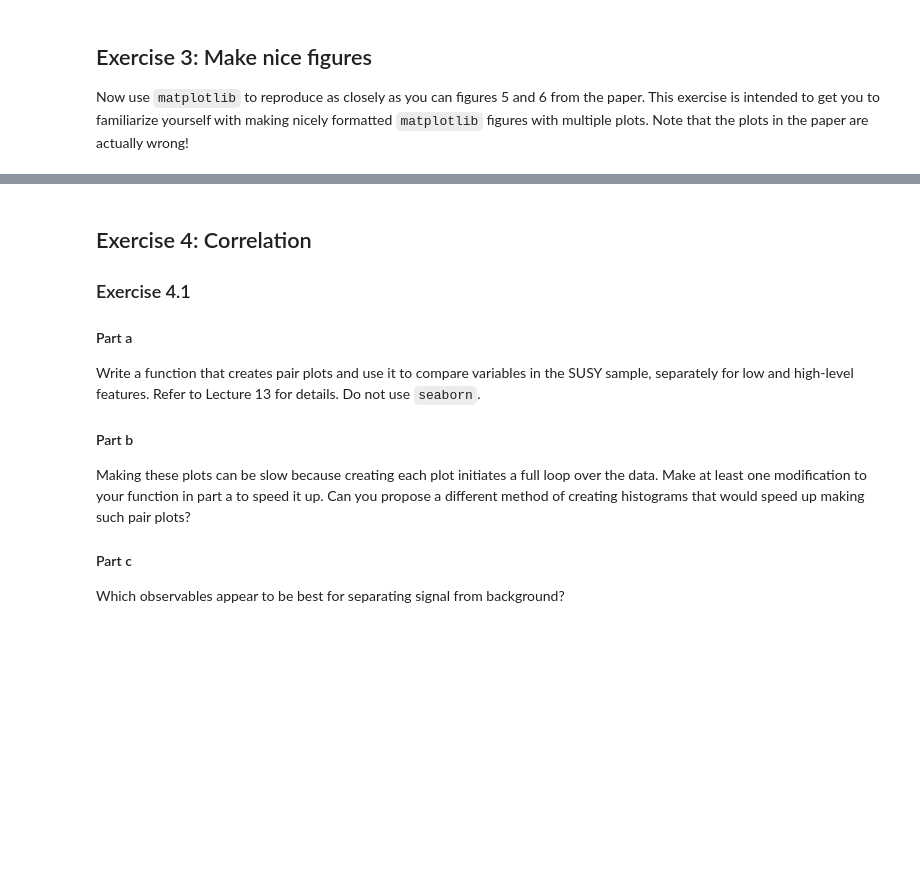
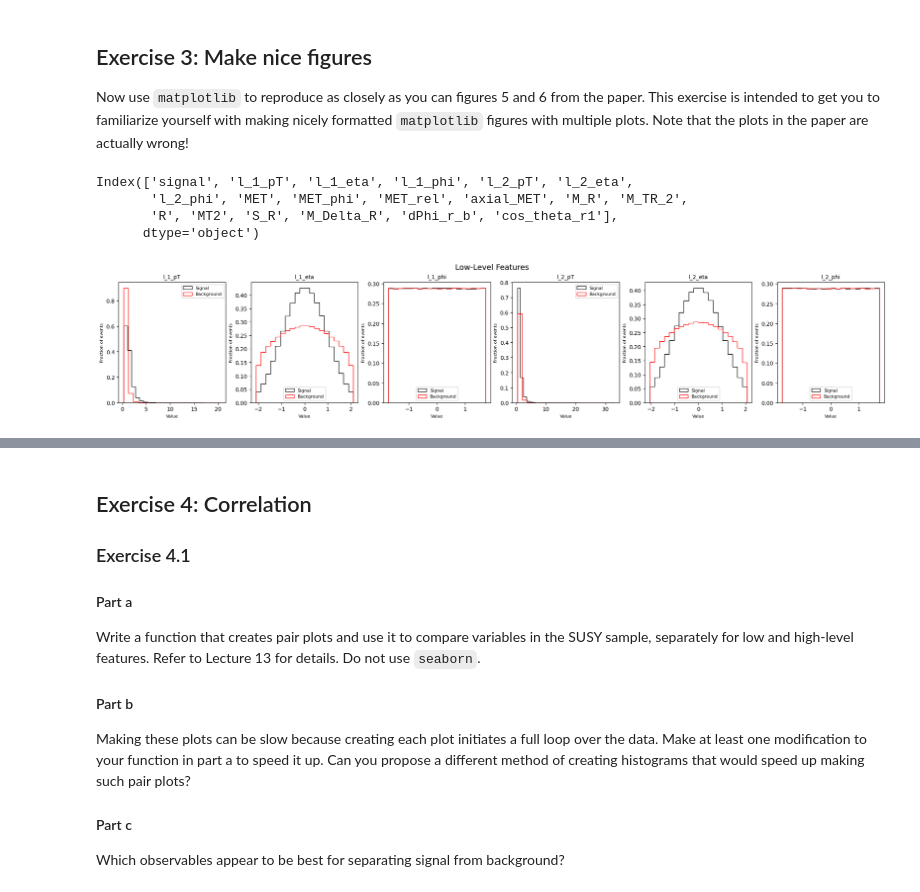
Before and after one commit to ShuaibJama1/DATA3402.Spring.2025, a Jupyter notebook: Labs/Lab.7.solution.ipynb, the cells around one changed output, grey strips where cells are left out. Cells and saved outputs as stored; diff of their text form; code cells hidden in the pictures; blank space fills up the shorter version.

```diff
--- a/Labs/Lab.7.solution.ipynb
+++ b/Labs/Lab.7.solution.ipynb
@@ -150,3 +151,31 @@ l_2_phi
 ## Exercise 3: Make nice figures
 
 Now use `matplotlib` to reproduce as closely as you can figures 5 and 6 from the paper. This exercise is intended to get you to familiarize yourself with making nicely formatted `matplotlib` figures with multiple plots. Note that the plots in the paper are actually wrong!
+# %%
+df.columns
+# %% [output]
+Index(['signal', 'l_1_pT', 'l_1_eta', 'l_1_phi', 'l_2_pT', 'l_2_eta',
+       'l_2_phi', 'MET', 'MET_phi', 'MET_rel', 'axial_MET', 'M_R', 'M_TR_2',
+       'R', 'MT2', 'S_R', 'M_Delta_R', 'dPhi_r_b', 'cos_theta_r1'],
+      dtype='object')
+# %%
+low_level_features = ['l_1_pT', 'l_1_eta', 'l_1_phi', 'l_2_pT', 'l_2_eta','l_2_phi']
+high_level_features = ['R', 'MET', 'MET_phi', 'MET_rel', 'axial_MET',
+                       'M_R', 'M_TR_2', 'MT2', 'S_R', 'M_Delta_R', 'dPhi_r_b',
+                       'cos_theta_r1']
+# %%
+fig5, axes5 = plt.subplots(1, len(low_level_features), figsize=(20, 4), constrained_layout=True)
+
+for i, feature in enumerate(low_level_features):
+    ax = axes5[i]
+    ax.hist(df_sig[feature], bins=20, histtype='step', color='black', label='Signal', density=True)
+    ax.hist(df_bkg[feature], histtype='step',bins=20, color='red', label='Background', density=True)
+    ax.set_title(feature, fontsize=10)
+    ax.set_xlabel("Value", fontsize=8)
+    ax.set_ylabel("Fraction of events", fontsize=8)
+    ax.legend(fontsize=8)
+
+fig5.suptitle("Low-Level Features", fontsize=14)
+plt.show()
+# %% [output]
+[figure, added]
```
Also changed, not shown: parts of 21 cells of this notebook.
